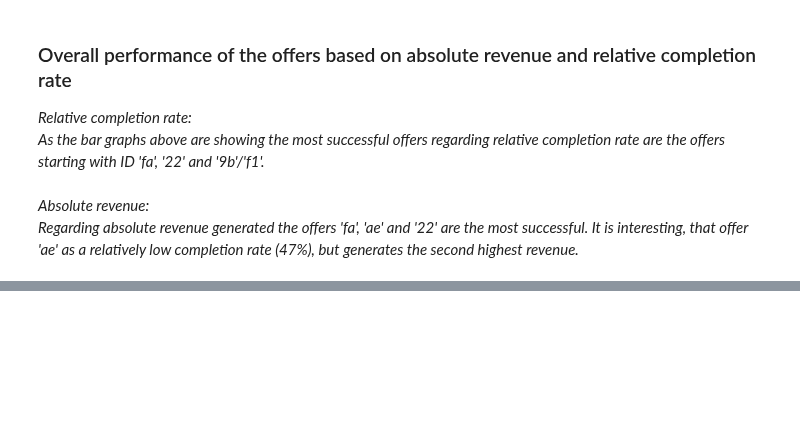
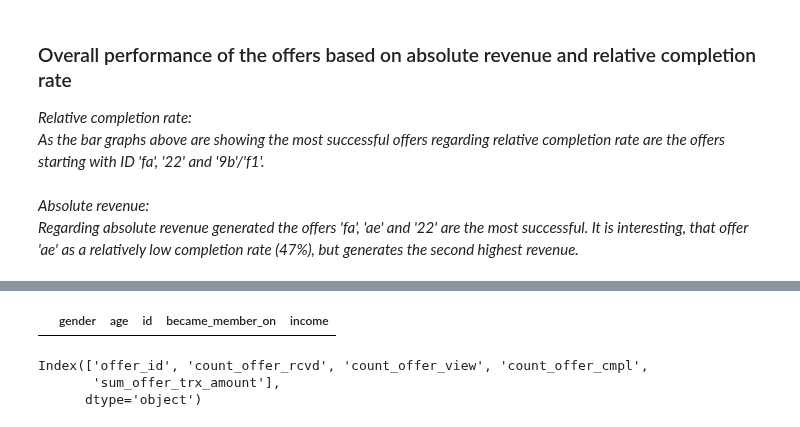
Before and after one commit to Oliver-Balb/Starbucks, a Jupyter notebook: Starbuck_Capstone_notebook-Analysis.ipynb, the cells around one changed output, grey strips where cells are left out. Saved outputs shown, nothing was run; the diff lists cells and outputs as text; code cells hidden in the pictures; blank space fills up the shorter version.

```diff
--- a/Starbuck_Capstone_notebook-Analysis.ipynb
+++ b/Starbuck_Capstone_notebook-Analysis.ipynb
@@ -251,13 +271,15 @@ Index(['person', 'gender_M', 'gender_F', 'age', 'became_member_on', 'income',
+# %%
+profile[(profile['gender'].isna()) & (profile['income'].isna()) & (profile['age'] == 118)]
+# %% [output]
+|  | gender | age | id | became_member_on | income |
 # %%
 # Group dataframe offer_agg by 'offer_id' and aggregate the required columns
-result = offer_agg.groupby(['offer_id').agg({
+result = offer_agg.groupby(['offer_id']).agg({
     'offer_rcvd_time': 'count',
     'offer_view_time': 'count',
     'offer_cmpl_time': 'count',
     'offer_trx_amount': 'sum'
 }).reset_index()
-
-print(result.columns)
 
 # Rename columns to match the desired names
 result.rename(columns={
@@ -269,5 +291,11 @@ result.rename(columns={
 
 print(result.columns)
 
+
+
 result['trx_amount_per_offer_rcvd'] = result['sum_offer_trx_amount'] / result['count_offer_rcvd']
 result['trx_amount_per_offer_compl'] = result['sum_offer_trx_amount'] / result['count_offer_cmpl']
+# %% [output]
+Index(['offer_id', 'count_offer_rcvd', 'count_offer_view', 'count_offer_cmpl',
+       'sum_offer_trx_amount'],
+      dtype='object')
```
Also changed, not shown: parts of 8 cells of this notebook, 4 other files.
